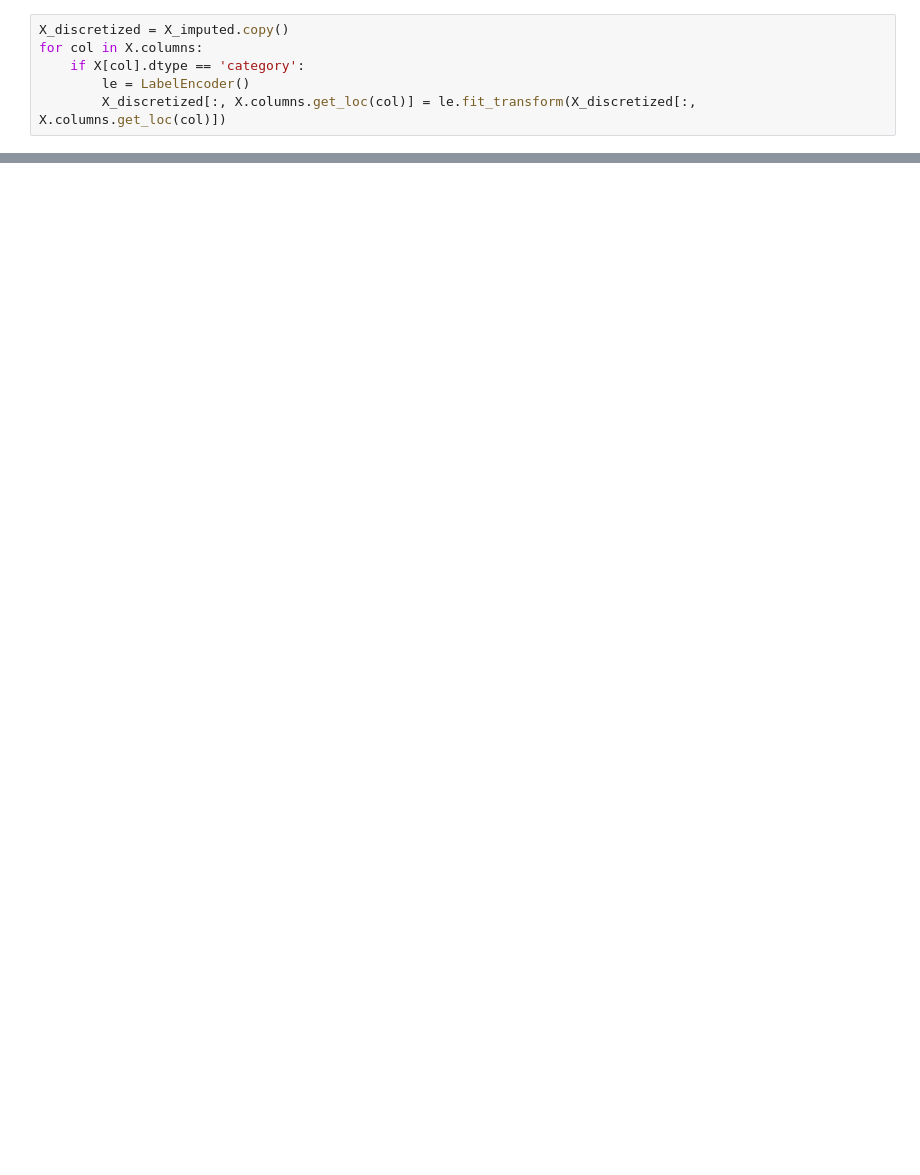
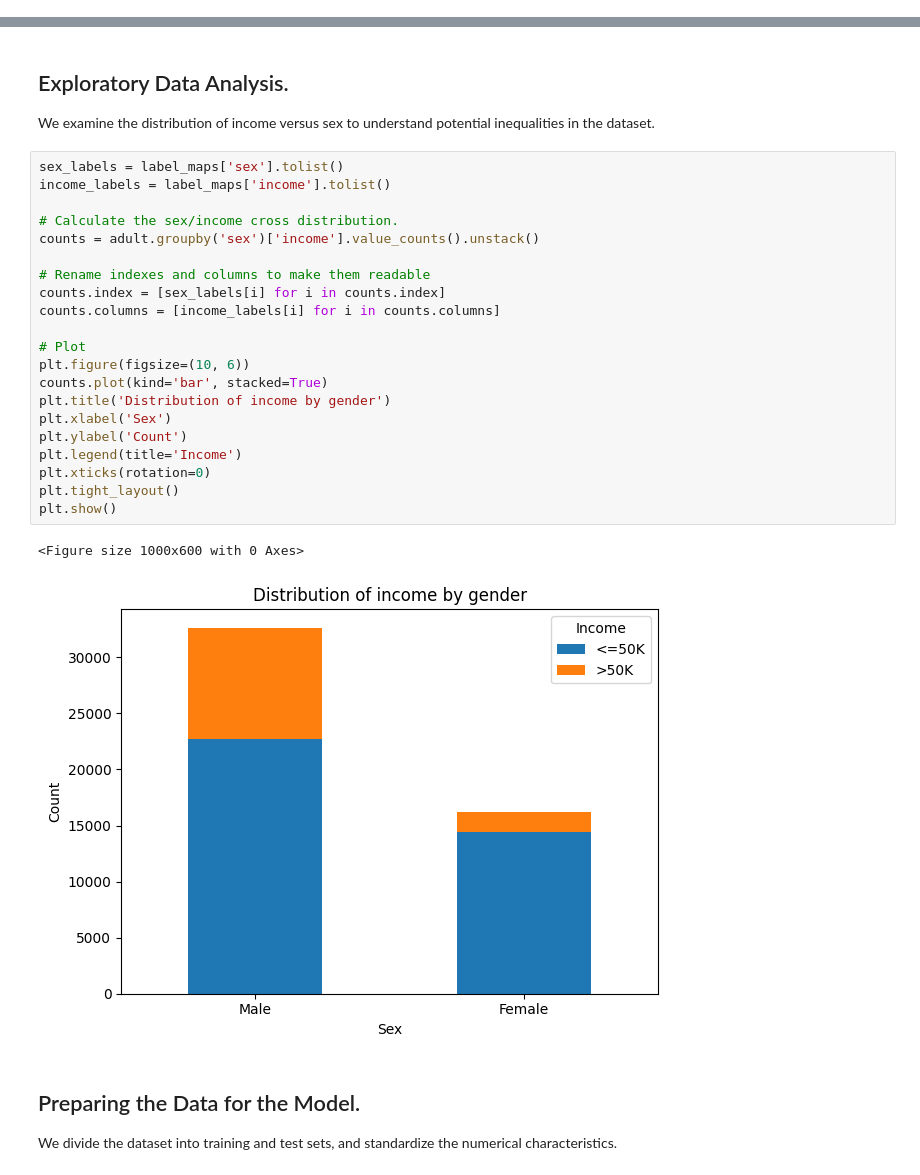
Before and after one commit to pikalab-unibo-students/master-thesis-dizio-ay2324, a Jupyter notebook: examples/demo_fauci.ipynb, the cells around one changed output, grey strips where cells are left out. Saved outputs shown, nothing was run; the diff lists cells and outputs as text; blank space fills up the shorter version.

```diff
--- a/examples/demo_fauci.ipynb
+++ b/examples/demo_fauci.ipynb
@@ -19,6 +0,0 @@ X_imputed = imputer.fit_transform(X)
-# %%
-X_discretized = X_imputed.copy()
-for col in X.columns:
-    if X[col].dtype == 'category':
-        le = LabelEncoder()
-        X_discretized[:, X.columns.get_loc(col)] = le.fit_transform(X_discretized[:, X.columns.get_loc(col)])
@@ -185,0 +83,30 @@ DI:  {(income=0, sex=0): 0.8446222734294853, (income=0, sex=1): 1.18396119953079
+# %% [markdown]
+## Exploratory Data Analysis.
+We examine the distribution of income versus sex to understand potential inequalities in the dataset.
+# %%
+sex_labels = label_maps['sex'].tolist()
+income_labels = label_maps['income'].tolist()
+
+# Calculate the sex/income cross distribution.
+counts = adult.groupby('sex')['income'].value_counts().unstack()
+
+# Rename indexes and columns to make them readable
+counts.index = [sex_labels[i] for i in counts.index]
+counts.columns = [income_labels[i] for i in counts.columns]
+
+# Plot
+plt.figure(figsize=(10, 6))
+counts.plot(kind='bar', stacked=True)
+plt.title('Distribution of income by gender')
+plt.xlabel('Sex')
+plt.ylabel('Count')
+plt.legend(title='Income')
+plt.xticks(rotation=0)
+plt.tight_layout()
+plt.show()
+# %% [output]
+<Figure size 1000x600 with 0 Axes>
+[figure, added]
+# %% [markdown]
+## Preparing the Data for the Model.
+We divide the dataset into training and test sets, and standardize the numerical characteristics.
```
Also changed, not shown: parts of 35 cells of this notebook, 5 other files.
